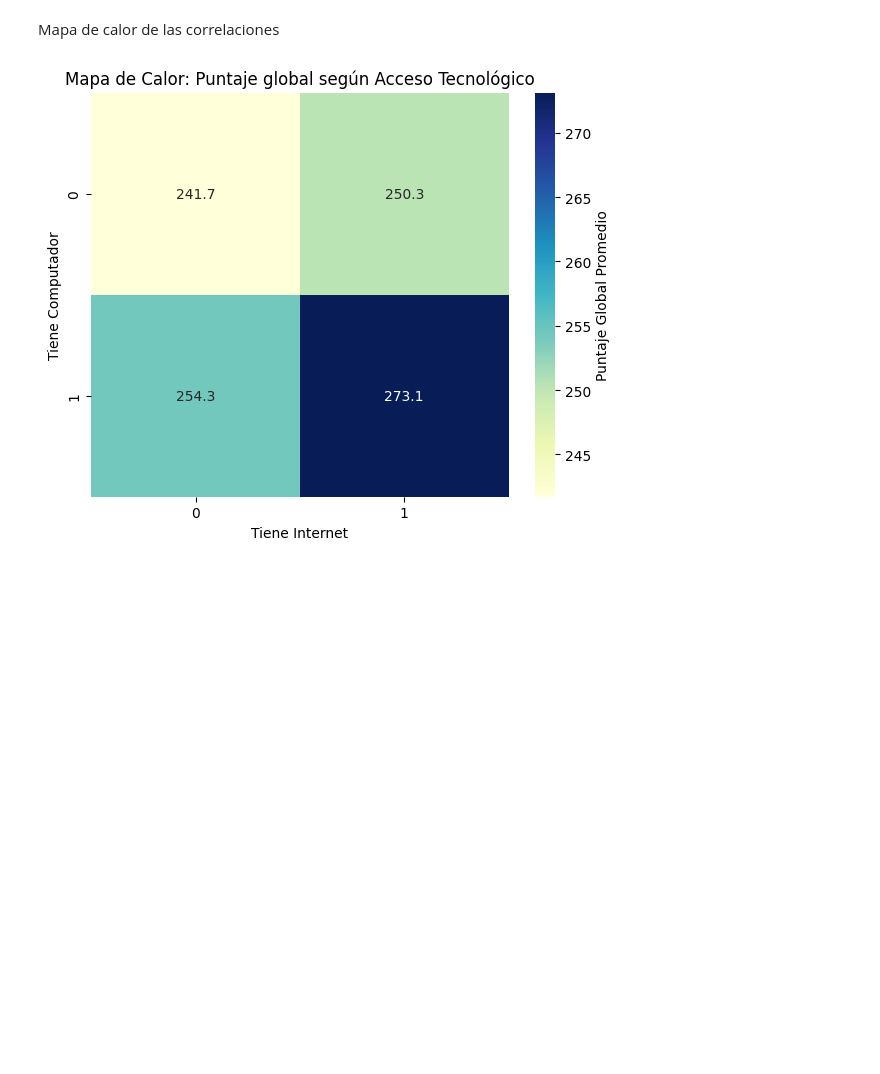
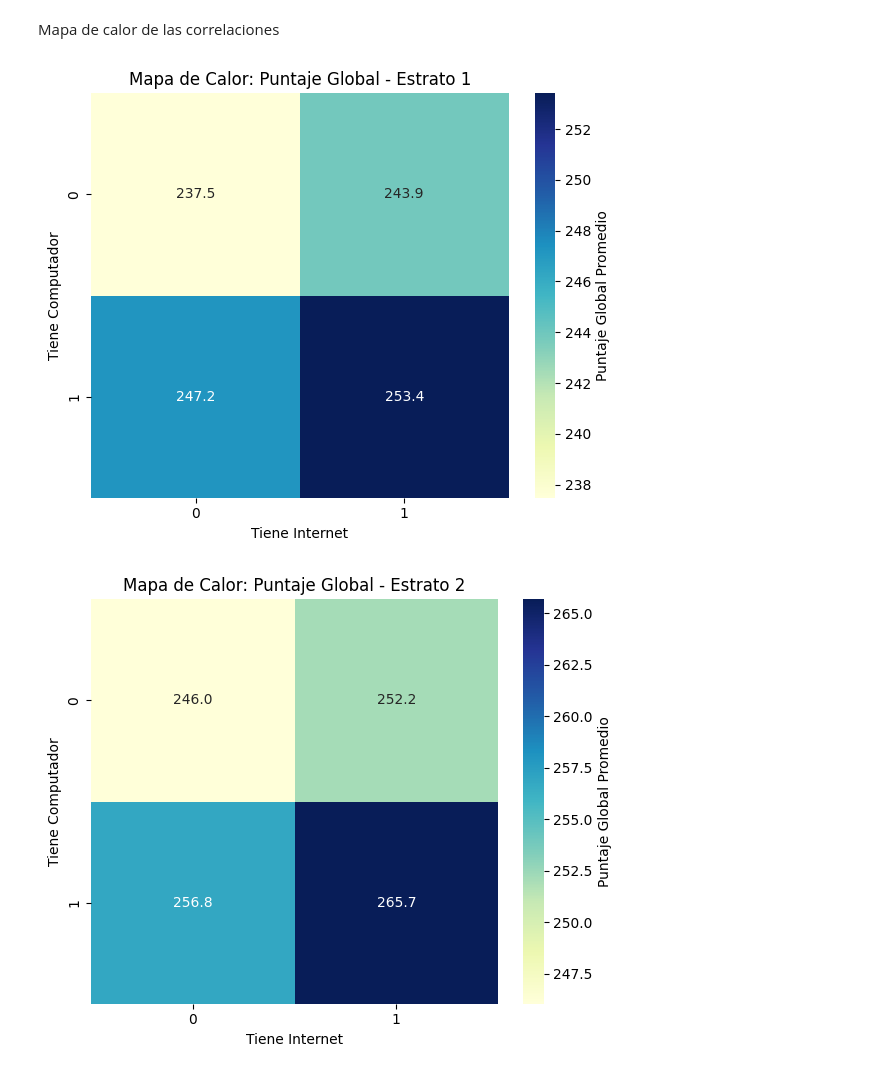
Before and after one commit to isabellagomez2003-sys/Proyecto-1, a Jupyter notebook: Soporte3_FuentesDeAnalisis_Pregunta2.ipynb, the cells around one changed output. Drawn from its saved outputs; the diff is of its cells as text; code cells hidden in the pictures; blank space fills up the shorter version.

```diff
--- a/Soporte3_FuentesDeAnalisis_Pregunta2.ipynb
+++ b/Soporte3_FuentesDeAnalisis_Pregunta2.ipynb
@@ -232,26 +303,33 @@ Notes:
 # %% [markdown]
 Mapa de calor de las correlaciones
 # %%
-tabla_heatmap = df_limpio.groupby(
-    ['FAMI_TIENECOMPUTADOR','FAMI_TIENEINTERNET']
-)['PUNT_GLOBAL'].mean().unstack()
+estratos = sorted(df_limpio["FAMI_ESTRATOVIVIENDA"].dropna().unique())
+
+for e in estratos:
+
+    df_e = df_limpio[df_limpio["FAMI_ESTRATOVIVIENDA"] == e]
+
+    tabla_heatmap = df_e.groupby(
+        ['FAMI_TIENECOMPUTADOR','FAMI_TIENEINTERNET']
+    )['PUNT_GLOBAL'].mean().unstack()
 
 
-plt.figure(figsize=(6,5))
+    plt.figure(figsize=(6,5))
 
-sns.heatmap(
-    tabla_heatmap,
-    annot=True,
-    fmt=".1f",
-    cmap="YlGnBu",
-    cbar_kws={'label': 'Puntaje Global Promedio'}
-)
+    sns.heatmap(
+        tabla_heatmap,
+        annot=True,
+        fmt=".1f",
+        cmap="YlGnBu",
+        cbar_kws={'label': 'Puntaje Global Promedio'}
+    )
 
-plt.title("Mapa de Calor: Puntaje global según Acceso Tecnológico")
-plt.xlabel("Tiene Internet")
-plt.ylabel("Tiene Computador")
+    plt.title(f"Mapa de Calor: Puntaje Global - Estrato {e}")
+    plt.xlabel("Tiene Internet")
+    plt.ylabel("Tiene Computador")
 
-plt.tight_layout()
-plt.show()
+    plt.tight_layout()
+    plt.show()
 # %% [output]
-[figure, old version]
+[figure, new version]
+[figure, added]
```
Also changed, not shown: parts of 11 cells of this notebook, 1 other file.
